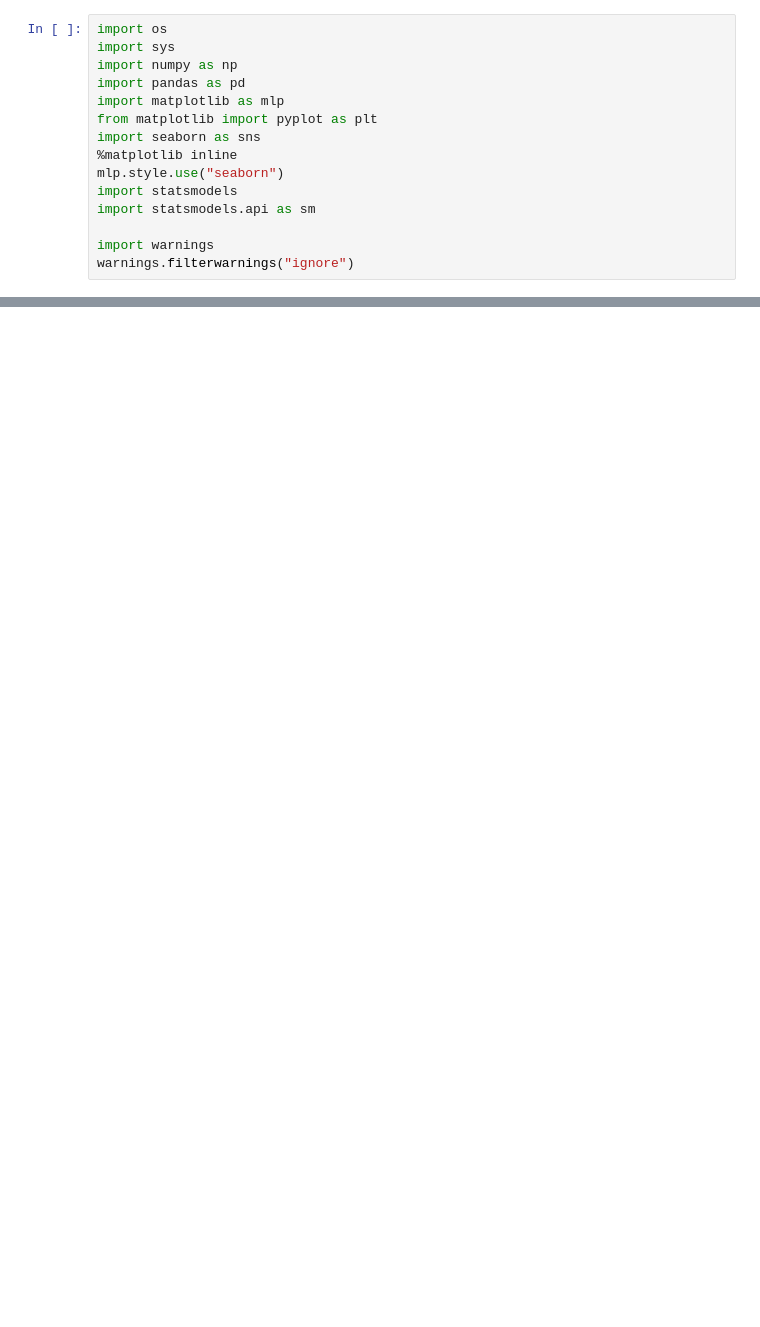
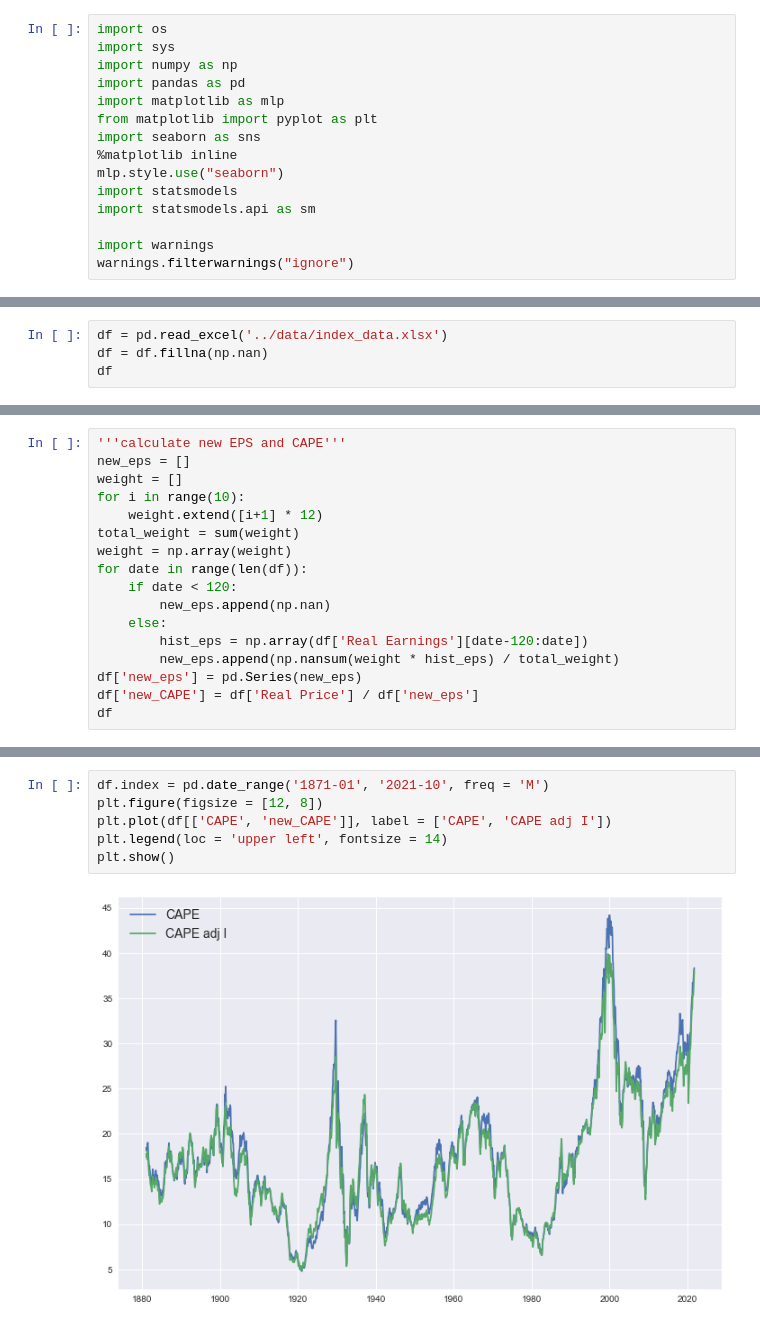
Before and after one commit to samsonq/Modifying-Shiller-CAPE-Ratio, a Jupyter notebook: notebooks/market index.ipynb, the cells around one changed output, grey strips where cells are left out. Saved outputs shown, nothing was run; the diff lists cells and outputs as text; blank space fills up the shorter version.

```diff
--- a/notebooks/market index.ipynb
+++ b/notebooks/market index.ipynb
@@ -35,0 +20,4 @@ Index(['Date', 'P', 'D', 'E', 'CPI', 'Fraction', 'Rate GS10', 'Price',
+# %%
+df = pd.read_excel('../data/index_data.xlsx')
+df = df.fillna(np.nan)
+df
@@ -35,0 +38,17 @@ Index(['Date', 'P', 'D', 'E', 'CPI', 'Fraction', 'Rate GS10', 'Price',
+# %%
+'''calculate new EPS and CAPE'''
+new_eps = []
+weight = []
+for i in range(10):
+    weight.extend([i+1] * 12)
+total_weight = sum(weight)
+weight = np.array(weight)
+for date in range(len(df)):
+    if date < 120:
+        new_eps.append(np.nan)
+    else:
+        hist_eps = np.array(df['Real Earnings'][date-120:date])
+        new_eps.append(np.nansum(weight * hist_eps) / total_weight)
+df['new_eps'] = pd.Series(new_eps)
+df['new_CAPE'] = df['Real Price'] / df['new_eps']
+df
@@ -35,0 +69,8 @@ Index(['Date', 'P', 'D', 'E', 'CPI', 'Fraction', 'Rate GS10', 'Price',
+# %%
+df.index = pd.date_range('1871-01', '2021-10', freq = 'M')
+plt.figure(figsize = [12, 8])
+plt.plot(df[['CAPE', 'new_CAPE']], label = ['CAPE', 'CAPE adj I'])
+plt.legend(loc = 'upper left', fontsize = 14)
+plt.show()
+# %% [output]
+[figure, added]
```
Also changed, not shown: parts of 17 cells of this notebook.
